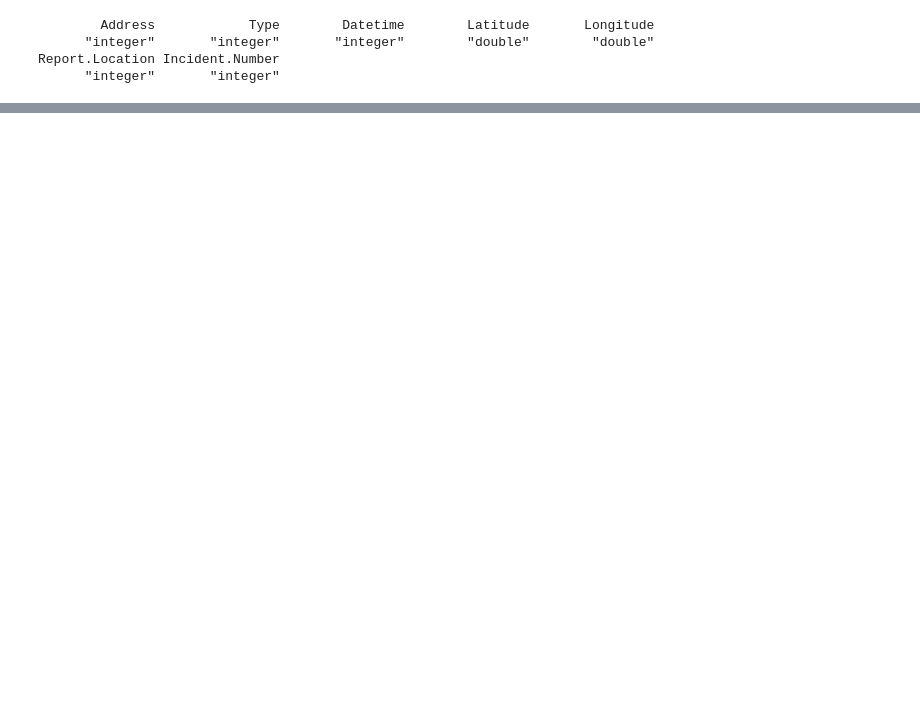
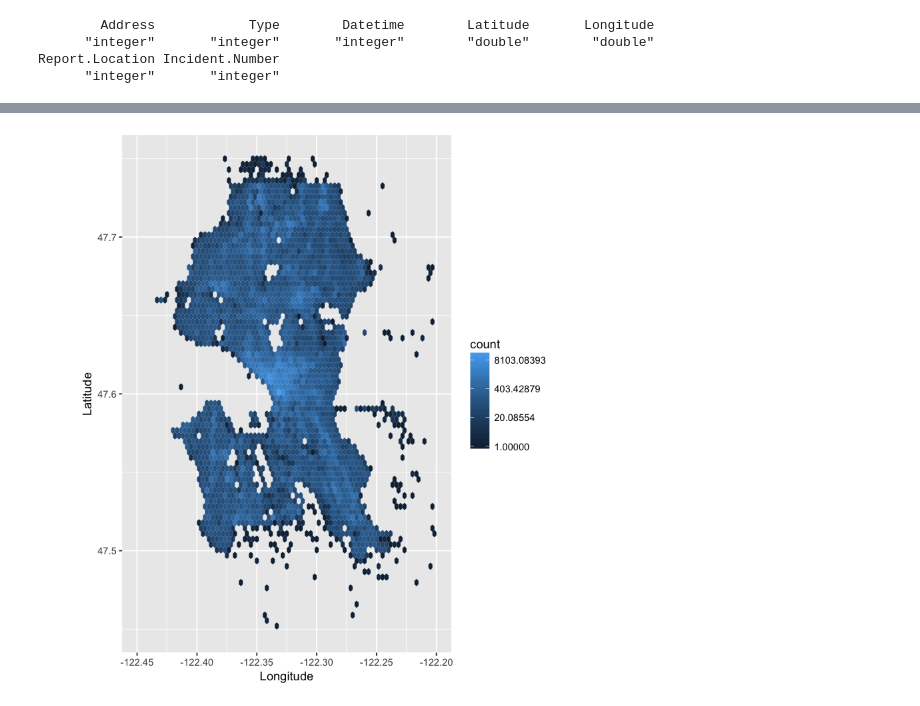
Before and after one commit to nickbuker/rapid_rescue_R, a Jupyter notebook: notebooks/explore_data.ipynb, the cells around one changed output, grey strips where cells are left out. Saved outputs shown, nothing was run; the diff lists cells and outputs as text; code cells hidden in the pictures; blank space fills up the shorter version.

```diff
--- a/notebooks/explore_data.ipynb
+++ b/notebooks/explore_data.ipynb
@@ -22,0 +69,8 @@ Report.Location Incident.Number
+# %%
+ggplot(df, aes(x=Longitude, y=Latitude)) +
+geom_hex(bins=75) +
+xlim(-122.45, -122.2) +
+ylim(47.45, 47.75) +
+coord_fixed(ratio=1.31)+
+scale_fill_continuous(trans='log')
+# %% [output]
@@ -22,0 +79 @@ Report.Location Incident.Number
+[figure, added]
```
Also changed, not shown: parts of 7 cells of this notebook.
